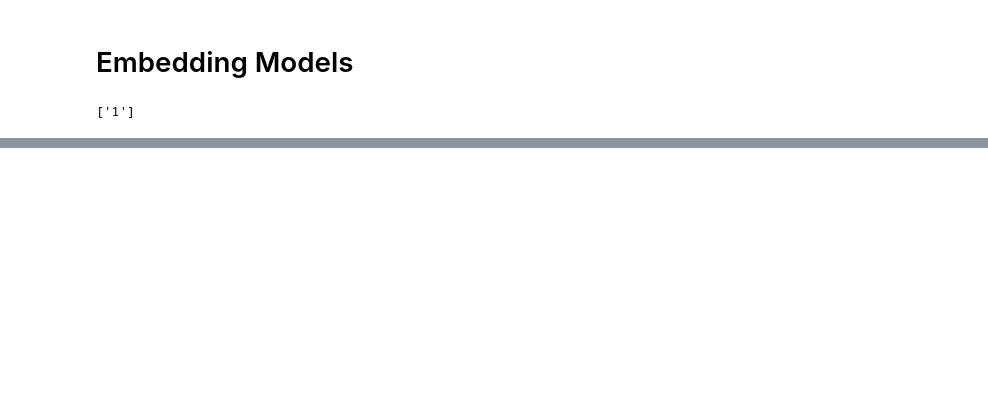
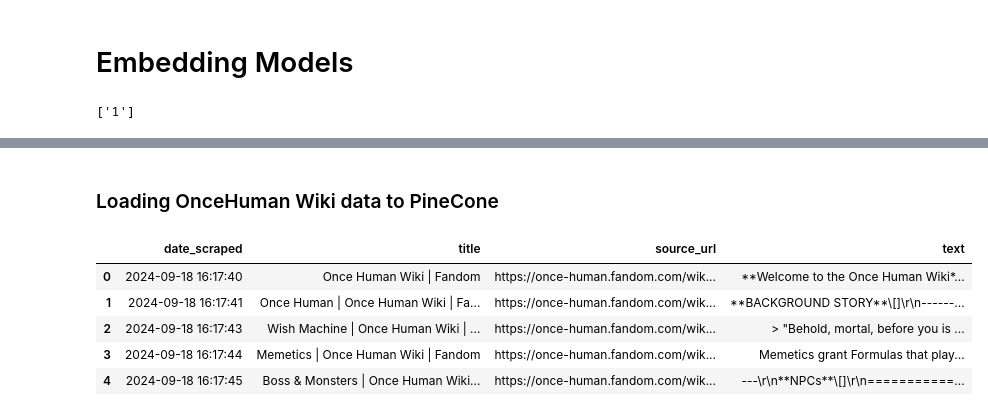
Before and after one commit to HkFromMY/oncehuman-chatbot, a Jupyter notebook: notebooks/Connecting to Pinecone.ipynb, the cells around one changed output, grey strips where cells are left out. Drawn from its saved outputs; the diff is of its cells as text; code cells hidden in the pictures; blank space fills up the shorter version.

Commit message:
done loading data into pinecone

```diff
--- a/notebooks/Connecting to Pinecone.ipynb
+++ b/notebooks/Connecting to Pinecone.ipynb
@@ -150,0 +155,14 @@ vector_store.search(query='NGL my vehicle has done some amazing feats', search_t
+# %% [markdown]
+### Loading OnceHuman Wiki data to PineCone
+# %%
+import pandas as pd
+
+wiki_df = pd.read_json('data/data.json')
+wiki_df.head(5)
+# %% [output]
+|  | date_scraped | title | source_url | text |
+| 0 | 2024-09-18 16:17:40 | Once Human Wiki | Fandom | https://once-human.fandom.com/wik... | **Welcome to the Once Human Wiki*... |
+| 1 | 2024-09-18 16:17:41 | Once Human | Once Human Wiki | Fa... | https://once-human.fandom.com/wik... | **BACKGROUND STORY**\[]\r\n------... |
+| 2 | 2024-09-18 16:17:43 | Wish Machine | Once Human Wiki | ... | https://once-human.fandom.com/wik... | > "Behold, mortal, before you is ... |
+| 3 | 2024-09-18 16:17:44 | Memetics | Once Human Wiki | Fandom | https://once-human.fandom.com/wik... | Memetics grant Formulas that play... |
+| 4 | 2024-09-18 16:17:45 | Boss & Monsters | Once Human Wiki... | https://once-human.fandom.com/wik... | ---\r\n**NPCs**\[]\r\n===========... |
```
Also changed, not shown: parts of 10 cells of this notebook, 2 other files.
